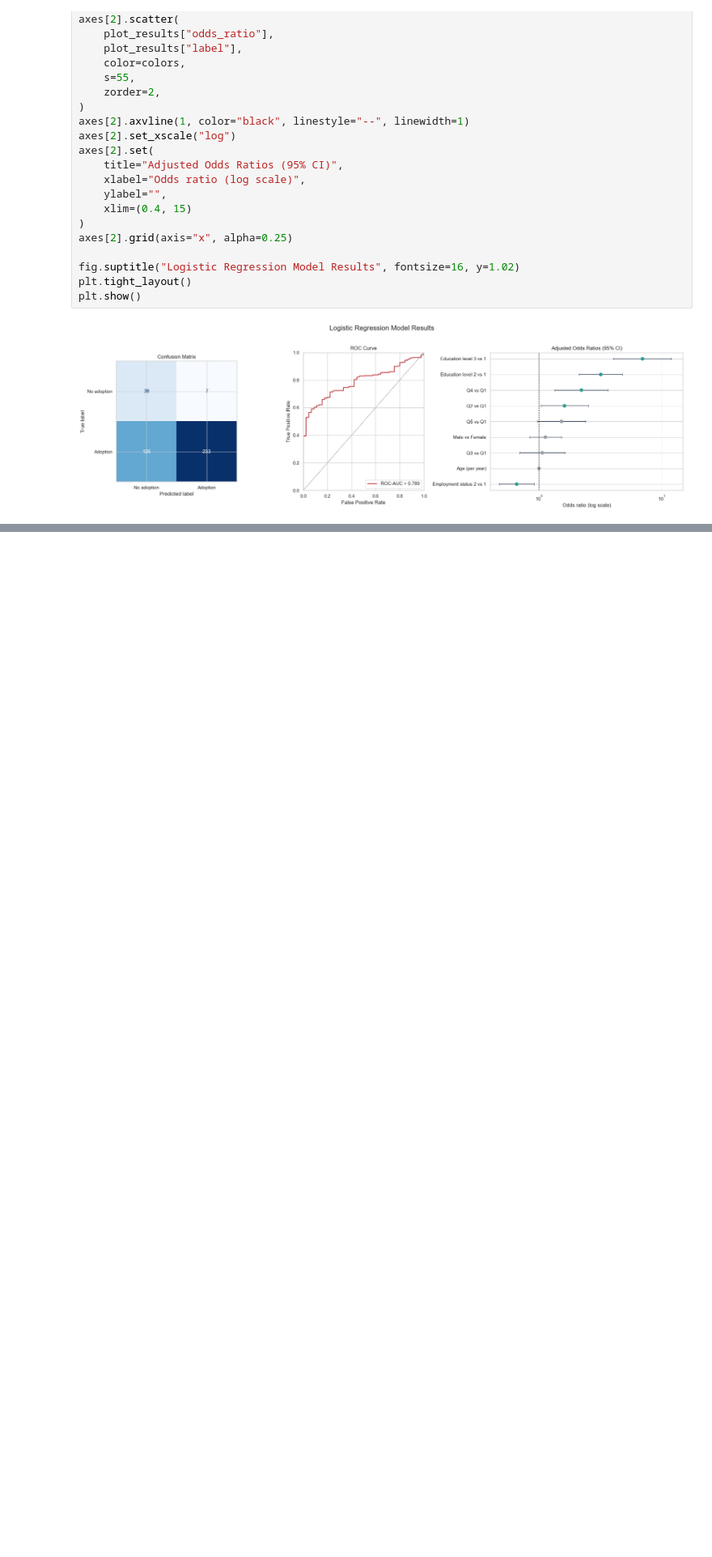
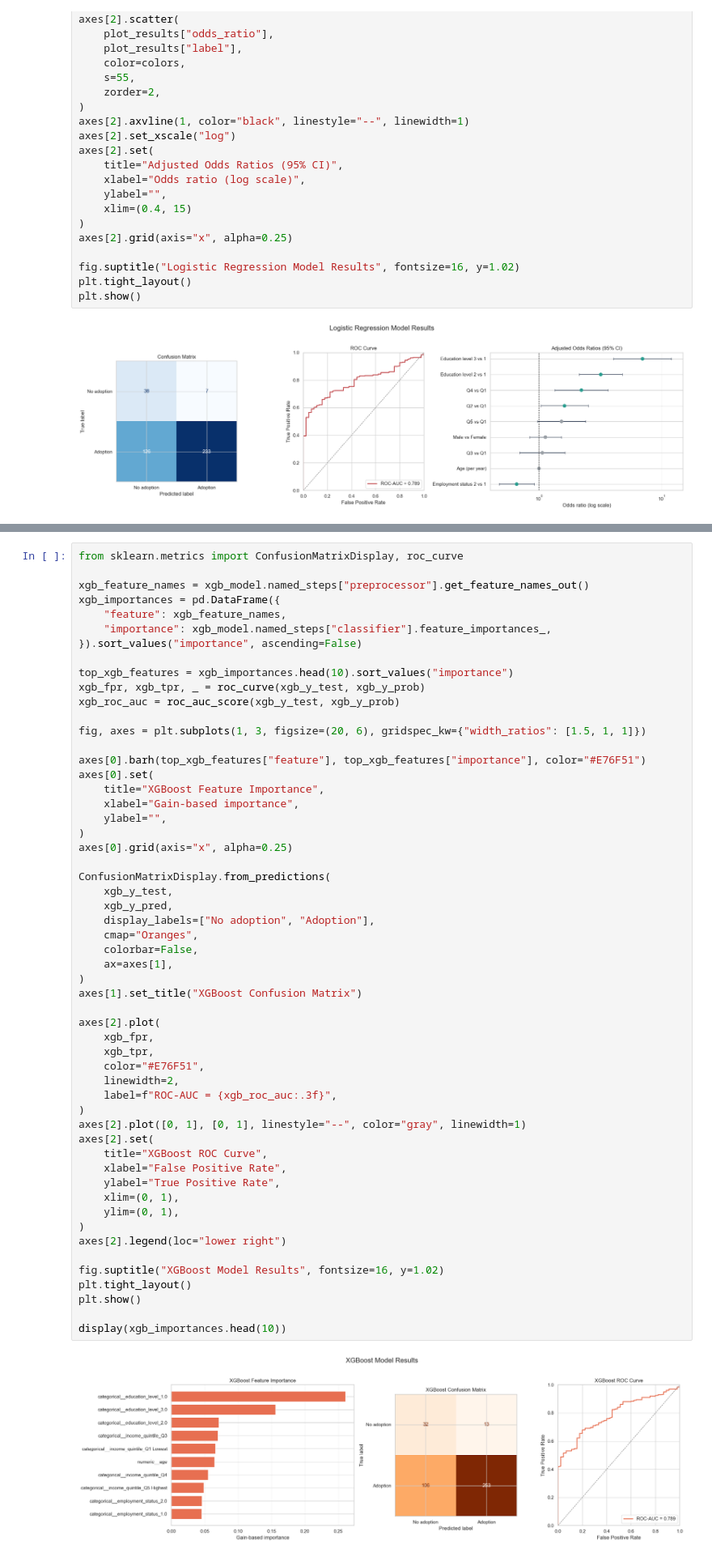
Before and after one commit to ArslanAmanov/Finance, a Jupyter notebook: QuantAnalyses/QME_term_project/EDA.ipynb, the cells around one changed output, grey strips where cells are left out. Shown at 81% size. Saved outputs shown, nothing was run; the diff lists cells and outputs as text; blank space fills up the shorter version.

Commit message:
xgboost

```diff
--- a/QuantAnalyses/QME_term_project/EDA.ipynb
+++ b/QuantAnalyses/QME_term_project/EDA.ipynb
@@ -1252,0 +1466,57 @@ plt.show()
+# %%
+from sklearn.metrics import ConfusionMatrixDisplay, roc_curve
+
+xgb_feature_names = xgb_model.named_steps["preprocessor"].get_feature_names_out()
+xgb_importances = pd.DataFrame({
+    "feature": xgb_feature_names,
+    "importance": xgb_model.named_steps["classifier"].feature_importances_,
+}).sort_values("importance", ascending=False)
+
+top_xgb_features = xgb_importances.head(10).sort_values("importance")
+xgb_fpr, xgb_tpr, _ = roc_curve(xgb_y_test, xgb_y_prob)
+xgb_roc_auc = roc_auc_score(xgb_y_test, xgb_y_prob)
+
+fig, axes = plt.subplots(1, 3, figsize=(20, 6), gridspec_kw={"width_ratios": [1.5, 1, 1]})
+
+axes[0].barh(top_xgb_features["feature"], top_xgb_features["importance"], color="#E76F51")
+axes[0].set(
+    title="XGBoost Feature Importance",
+    xlabel="Gain-based importance",
+    ylabel="",
+)
+axes[0].grid(axis="x", alpha=0.25)
+
+ConfusionMatrixDisplay.from_predictions(
+    xgb_y_test,
+    xgb_y_pred,
+    display_labels=["No adoption", "Adoption"],
+    cmap="Oranges",
+    colorbar=False,
+    ax=axes[1],
+)
+axes[1].set_title("XGBoost Confusion Matrix")
+
+axes[2].plot(
+    xgb_fpr,
+    xgb_tpr,
+    color="#E76F51",
+    linewidth=2,
+    label=f"ROC-AUC = {xgb_roc_auc:.3f}",
+)
+axes[2].plot([0, 1], [0, 1], linestyle="--", color="gray", linewidth=1)
+axes[2].set(
+    title="XGBoost ROC Curve",
+    xlabel="False Positive Rate",
+    ylabel="True Positive Rate",
+    xlim=(0, 1),
+    ylim=(0, 1),
+)
+axes[2].legend(loc="lower right")
+
+fig.suptitle("XGBoost Model Results", fontsize=16, y=1.02)
+plt.tight_layout()
+plt.show()
+
+display(xgb_importances.head(10))
+# %% [output]
+[figure, added]
```
Also changed, not shown: parts of 9 cells of this notebook.
